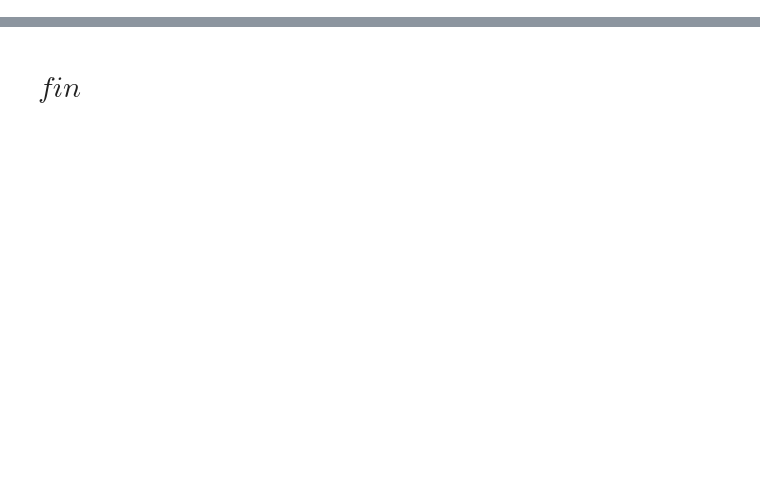
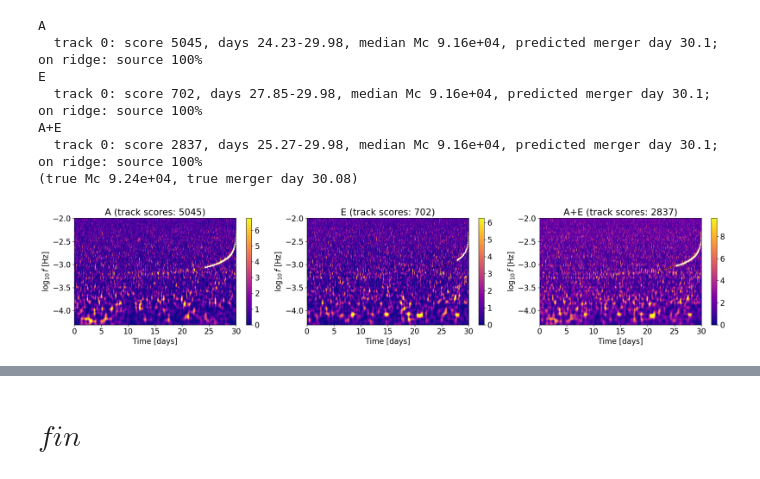
Before and after one commit to karnesis/viterbi, a Jupyter notebook: smbhb_application.ipynb, the cells around one changed output, grey strips where cells are left out. Cells and saved outputs as stored; diff of their text form; code cells hidden in the pictures; blank space fills up the shorter version.

```diff
--- a/smbhb_application.ipynb
+++ b/smbhb_application.ipynb
@@ -215,0 +152,15 @@ Generating plots
+# %%
+res = vt.analyse_channels(data, transform=TRANSFORM, transform_kw=TKW, **TRACK_KW)
+ridge = vt.source_ridges(data, TRANSFORM, TKW)
+vt.summarise_tracks(res, ridge, ['source'])
+print(f"(true Mc {mc_true:.3g}, true merger day {source['t_merger'] / DAY:.2f})")
+vt.plot_channels(res, ridge);
+# %% [output]
+A
+  track 0: score 5045, days 24.23-29.98, median Mc 9.16e+04, predicted merger day 30.1; on ridge: source 100%
+E
+  track 0: score 702, days 27.85-29.98, median Mc 9.16e+04, predicted merger day 30.1; on ridge: source 100%
+A+E
+  track 0: score 2837, days 25.27-29.98, median Mc 9.16e+04, predicted merger day 30.1; on ridge: source 100%
+(true Mc 9.24e+04, true merger day 30.08)
+[figure, added]
```
Also changed, not shown: parts of 47 cells of this notebook.
